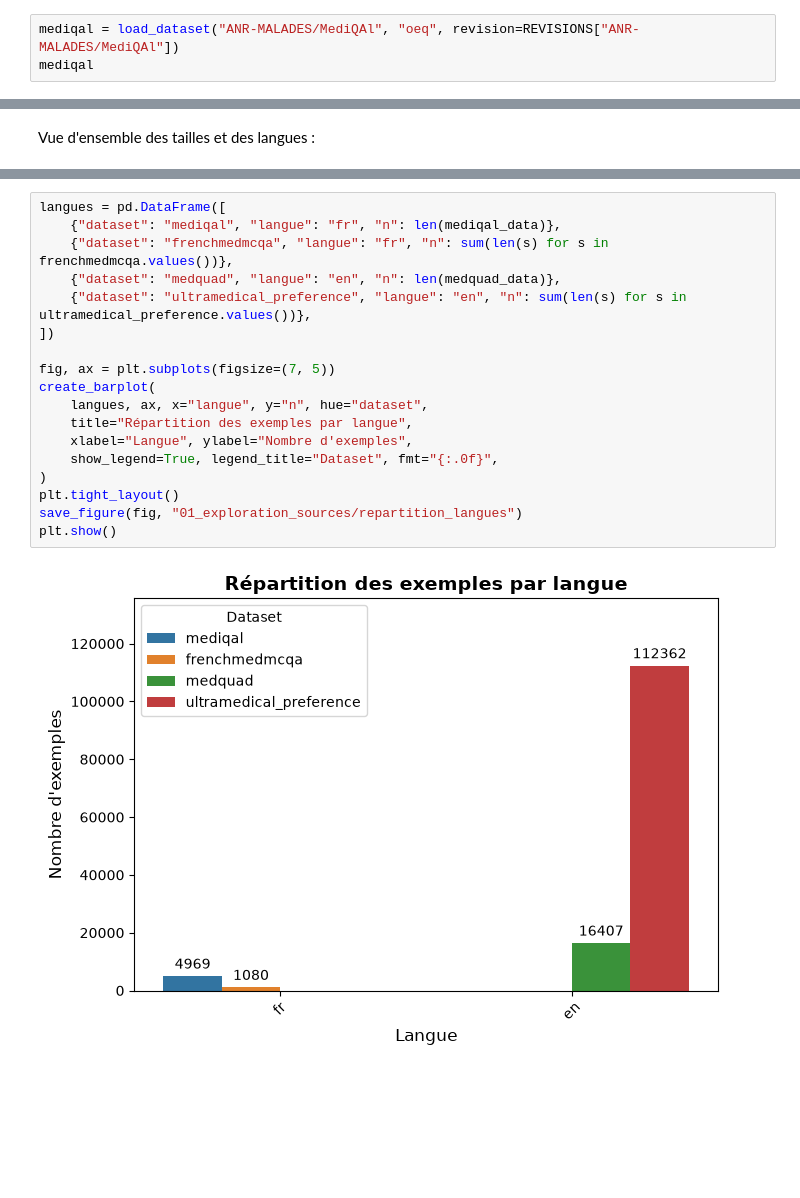
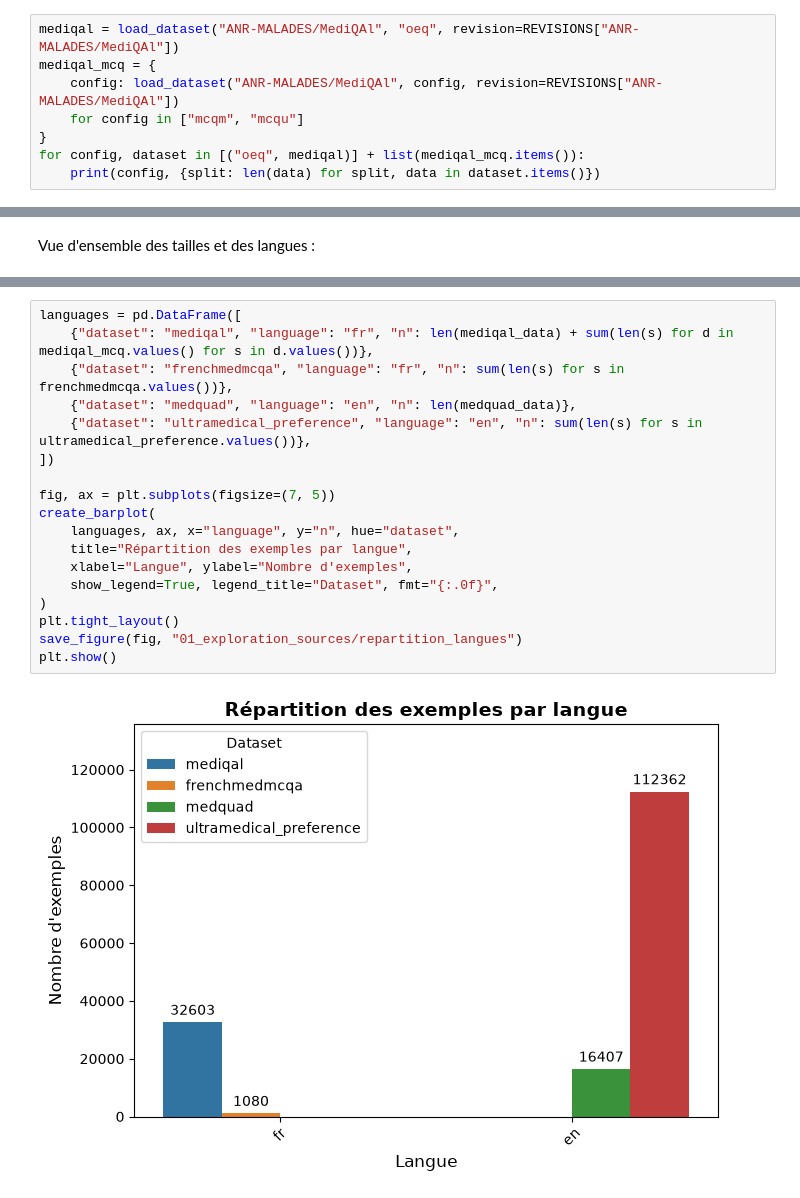
Before and after one commit to RaphaelRIVIERE/llm-finetuning, a Jupyter notebook: notebooks/01_exploration_sources.ipynb, the cells around one changed output, grey strips where cells are left out. Saved outputs shown, nothing was run; the diff lists cells and outputs as text; blank space fills up the shorter version.

```diff
--- a/notebooks/01_exploration_sources.ipynb
+++ b/notebooks/01_exploration_sources.ipynb
@@ -50,4 +58,9 @@ Pour l'instant je charge seulement `oeq`. Raison : c'est le format le plus proch
 # %%
 mediqal = load_dataset("ANR-MALADES/MediQAl", "oeq", revision=REVISIONS["ANR-MALADES/MediQAl"])
-mediqal
+mediqal_mcq = {
+    config: load_dataset("ANR-MALADES/MediQAl", config, revision=REVISIONS["ANR-MALADES/MediQAl"])
+    for config in ["mcqm", "mcqu"]
+}
+for config, dataset in [("oeq", mediqal)] + list(mediqal_mcq.items()):
+    print(config, {split: len(data) for split, data in dataset.items()})
 # %% [output]
@@ -649,23 +1134,23 @@ plt.show()
 # %%
-langues = pd.DataFrame([
-    {"dataset": "mediqal", "langue": "fr", "n": len(mediqal_data)},
-    {"dataset": "frenchmedmcqa", "langue": "fr", "n": sum(len(s) for s in frenchmedmcqa.values())},
-    {"dataset": "medquad", "langue": "en", "n": len(medquad_data)},
-    {"dataset": "ultramedical_preference", "langue": "en", "n": sum(len(s) for s in ultramedical_preference.values())},
+languages = pd.DataFrame([
+    {"dataset": "mediqal", "language": "fr", "n": len(mediqal_data) + sum(len(s) for d in mediqal_mcq.values() for s in d.values())},
+    {"dataset": "frenchmedmcqa", "language": "fr", "n": sum(len(s) for s in frenchmedmcqa.values())},
+    {"dataset": "medquad", "language": "en", "n": len(medquad_data)},
+    {"dataset": "ultramedical_preference", "language": "en", "n": sum(len(s) for s in ultramedical_preference.values())},
 ])
 
 fig, ax = plt.subplots(figsize=(7, 5))
 create_barplot(
-    langues, ax, x="langue", y="n", hue="dataset",
+    languages, ax, x="language", y="n", hue="dataset",
     title="Répartition des exemples par langue",
     xlabel="Langue", ylabel="Nombre d'exemples",
     show_legend=True, legend_title="Dataset", fmt="{:.0f}",
 )
 plt.tight_layout()
 save_figure(fig, "01_exploration_sources/repartition_langues")
 plt.show()
 # %% [output]
-[figure, old version]
+[figure, new version]
 # %% [markdown]
 ## Synthèse
 
```
Also changed, not shown: parts of 72 cells of this notebook, 9 other files.
